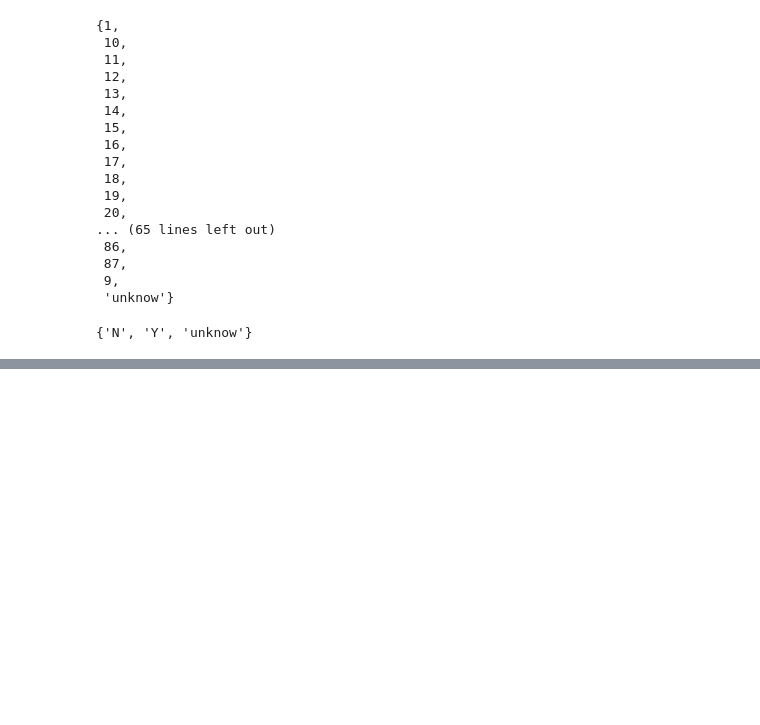
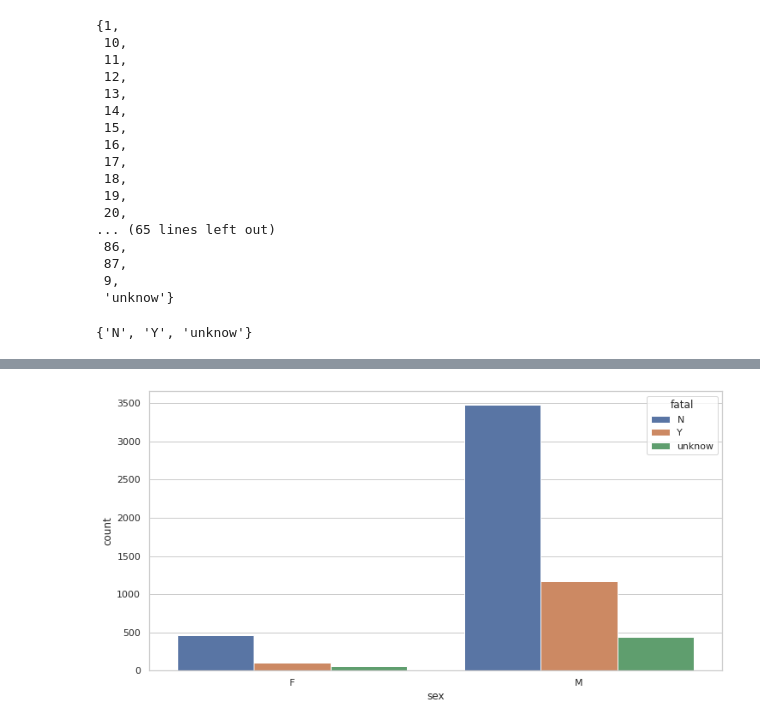
Before and after one commit to Gitfracto/data-cleaning-pandas, a Jupyter notebook: panditas.ipynb, the cells around one changed output, grey strips where cells are left out. Cells and saved outputs as stored; diff of their text form; code cells hidden in the pictures; blank space fills up the shorter version.

```diff
--- a/panditas.ipynb
+++ b/panditas.ipynb
@@ -678,0 +667,4 @@ tiburon_hipotesis[tiburon_hipotesis["sex"] != "unknow"]
+# %%
+sns.countplot(x=dfsex, hue="fatal", data=tiburon_hipotesis);
+# %% [output]
+[figure, added]
```
Also changed, not shown: parts of 64 cells of this notebook.
